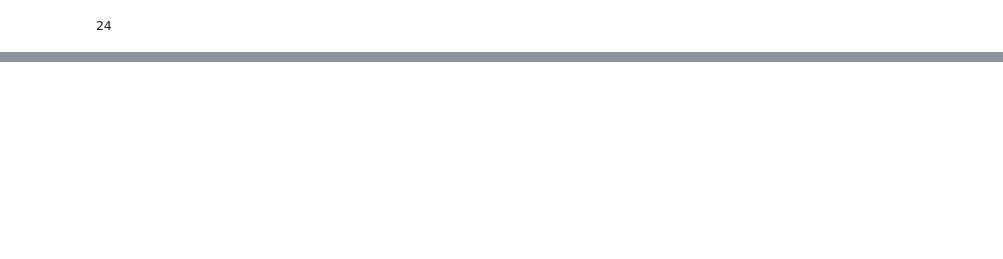
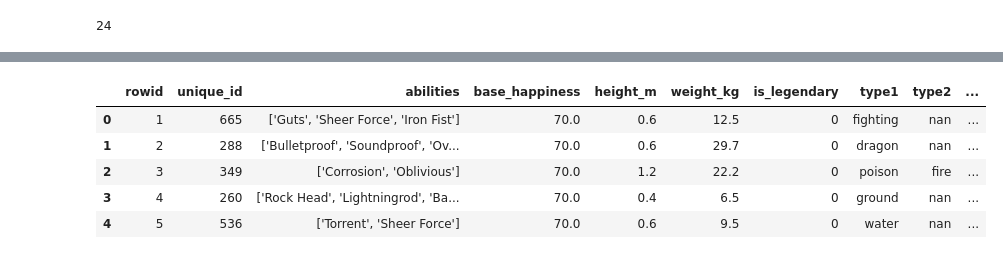
Before and after one commit to bpl32602/PokemonProject, a Jupyter notebook: Read_Database.ipynb, the cells around one changed output, grey strips where cells are left out. Saved outputs shown, nothing was run; the diff lists cells and outputs as text; code cells hidden in the pictures; blank space fills up the shorter version.

```diff
--- a/Read_Database.ipynb
+++ b/Read_Database.ipynb
@@ -316,0 +360,11 @@ unknown
+# %%
+train=train.fillna(combo.mean())
+test=test.fillna(combo.mean())
+train.head()
+# %% [output]
+|  | rowid | unique_id | abilities | base_happiness | height_m | weight_kg | is_legendary | type1 | type2 | ... |
+| 0 | 1 | 665 | ['Guts', 'Sheer Force', 'Iron Fist'] | 70.0 | 0.6 | 12.5 | 0 | fighting | nan | ... |
+| 1 | 2 | 288 | ['Bulletproof', 'Soundproof', 'Ov... | 70.0 | 0.6 | 29.7 | 0 | dragon | nan | ... |
+| 2 | 3 | 349 | ['Corrosion', 'Oblivious'] | 70.0 | 1.2 | 22.2 | 0 | poison | fire | ... |
+| 3 | 4 | 260 | ['Rock Head', 'Lightningrod', 'Ba... | 70.0 | 0.4 | 6.5 | 0 | ground | nan | ... |
+| 4 | 5 | 536 | ['Torrent', 'Sheer Force'] | 70.0 | 0.6 | 9.5 | 0 | water | nan | ... |
```
Also changed, not shown: parts of 13 cells of this notebook.
